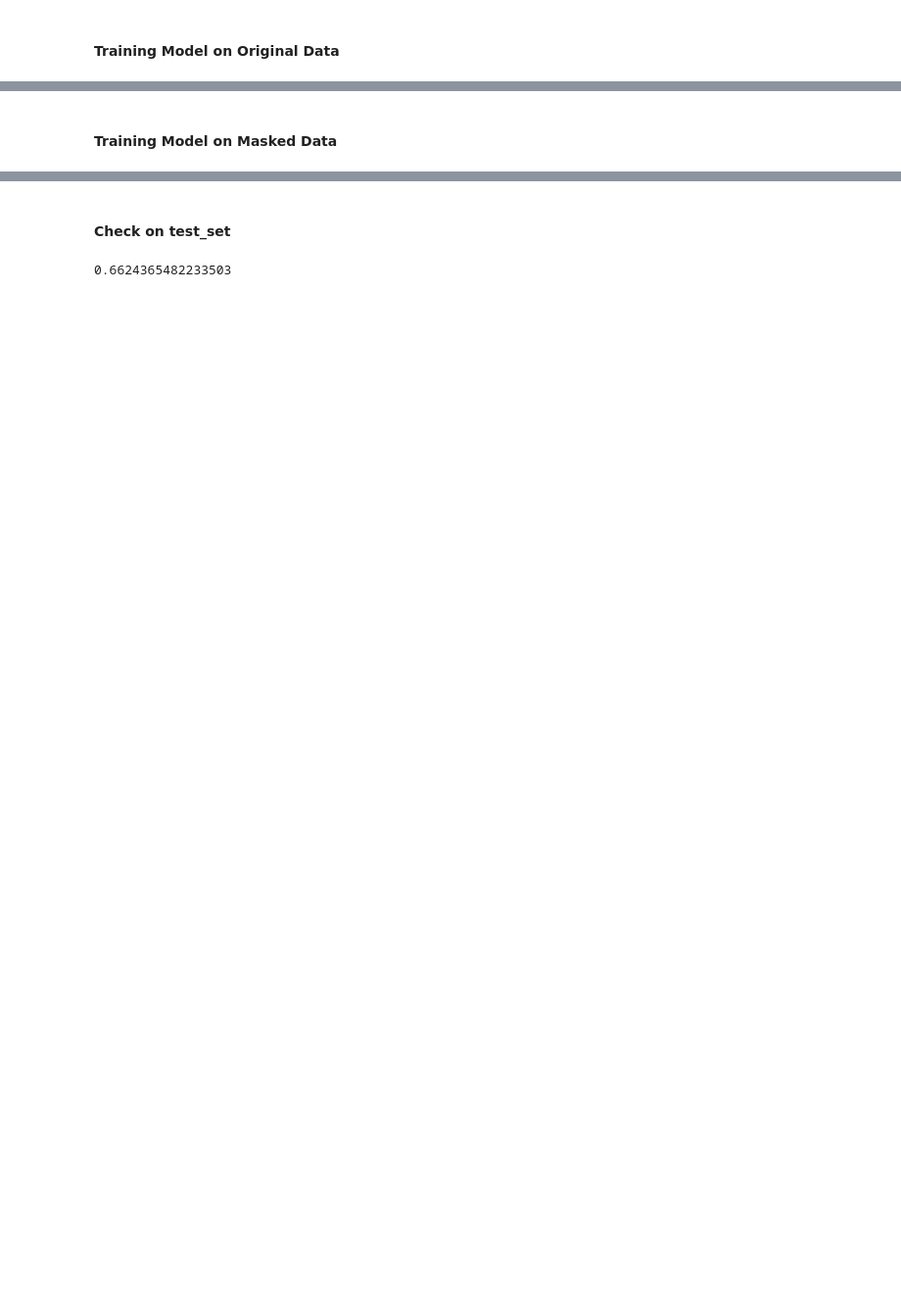
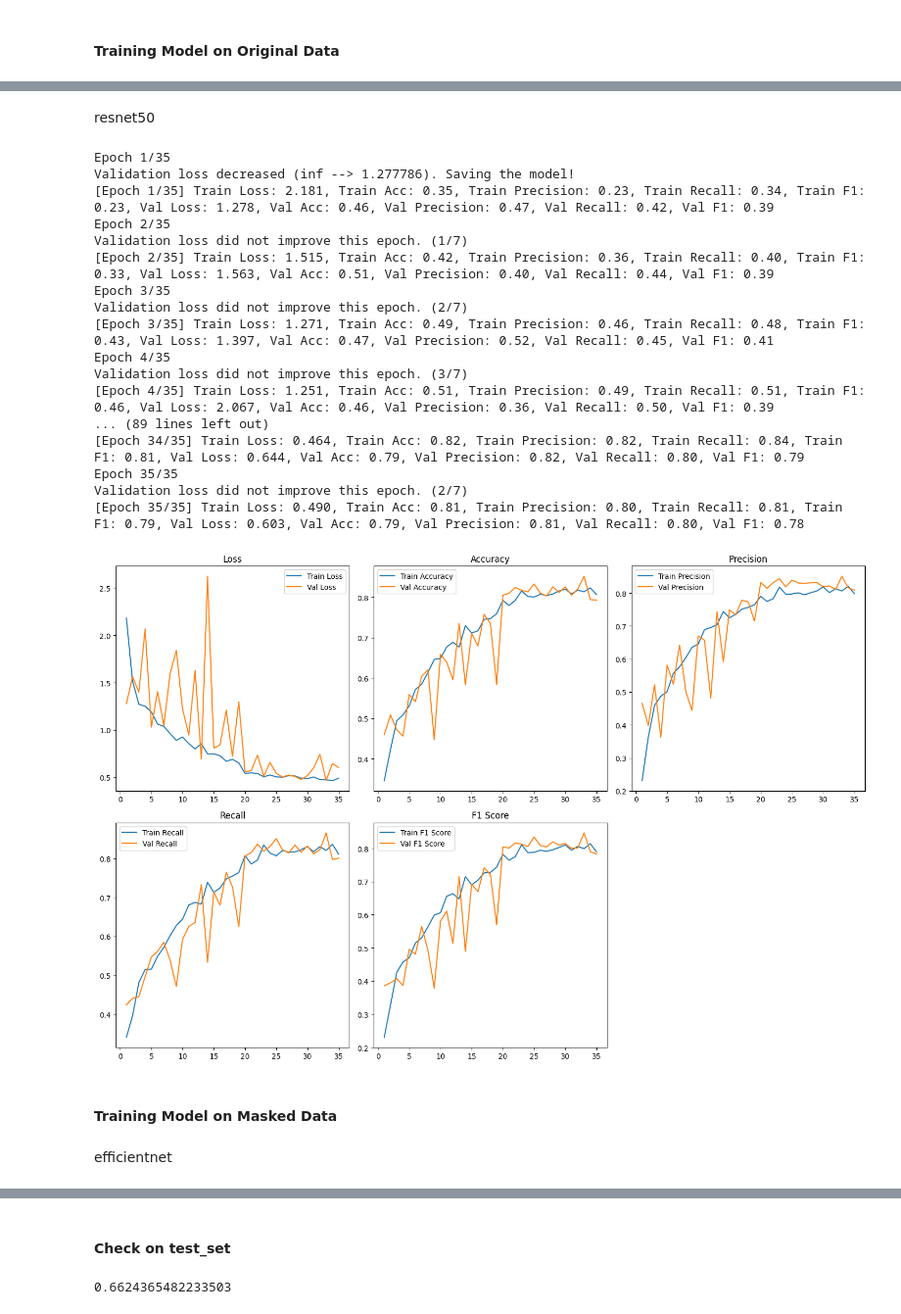
Before and after one commit to Alpgirl/Skoltech_Machine_learning-2024, a Jupyter notebook: Classification/MRI_Tumor_Classification.ipynb, the cells around one changed output, grey strips where cells are left out. Shown at 98% size. Saved outputs shown, nothing was run; the diff lists cells and outputs as text; code cells hidden in the pictures; blank space fills up the shorter version.

```diff
--- a/Classification/MRI_Tumor_Classification.ipynb
+++ b/Classification/MRI_Tumor_Classification.ipynb
@@ -465,5 +566,30 @@ Validation loss did not improve this epoch. (1/5)
+# %% [markdown]
+resnet50
+# %%
+train_model(train_loader, val_loader, clf, criterion, opt, scheduler, device, n_epochs=35)
+# %% [output]
+Epoch 1/35
+Validation loss decreased (inf --> 1.277786). Saving the model!
+[Epoch 1/35] Train Loss: 2.181, Train Acc: 0.35, Train Precision: 0.23, Train Recall: 0.34, Train F1: 0.23, Val Loss: 1.278, Val Acc: 0.46, Val Precision: 0.47, Val Recall: 0.42, Val F1: 0.39
+Epoch 2/35
+Validation loss did not improve this epoch. (1/7)
+[Epoch 2/35] Train Loss: 1.515, Train Acc: 0.42, Train Precision: 0.36, Train Recall: 0.40, Train F1: 0.33, Val Loss: 1.563, Val Acc: 0.51, Val Precision: 0.40, Val Recall: 0.44, Val F1: 0.39
+Epoch 3/35
+Validation loss did not improve this epoch. (2/7)
+[Epoch 3/35] Train Loss: 1.271, Train Acc: 0.49, Train Precision: 0.46, Train Recall: 0.48, Train F1: 0.43, Val Loss: 1.397, Val Acc: 0.47, Val Precision: 0.52, Val Recall: 0.45, Val F1: 0.41
+Epoch 4/35
+Validation loss did not improve this epoch. (3/7)
+[Epoch 4/35] Train Loss: 1.251, Train Acc: 0.51, Train Precision: 0.49, Train Recall: 0.51, Train F1: 0.46, Val Loss: 2.067, Val Acc: 0.46, Val Precision: 0.36, Val Recall: 0.50, Val F1: 0.39
+... (89 lines left out)
+[Epoch 34/35] Train Loss: 0.464, Train Acc: 0.82, Train Precision: 0.82, Train Recall: 0.84, Train F1: 0.81, Val Loss: 0.644, Val Acc: 0.79, Val Precision: 0.82, Val Recall: 0.80, Val F1: 0.79
+Epoch 35/35
+Validation loss did not improve this epoch. (2/7)
+[Epoch 35/35] Train Loss: 0.490, Train Acc: 0.81, Train Precision: 0.80, Train Recall: 0.81, Train F1: 0.79, Val Loss: 0.603, Val Acc: 0.79, Val Precision: 0.81, Val Recall: 0.80, Val F1: 0.78
+[figure, added]
 # %% [markdown]
 #### Training Model on Masked Data
+# %% [markdown]
+efficientnet
 # %%
 train_model(masked_train_loader, masked_val_loader, clf, criterion, opt, scheduler, device, n_epochs=35)
 # %% [output]
```
Also changed, not shown: parts of 47 cells of this notebook.
